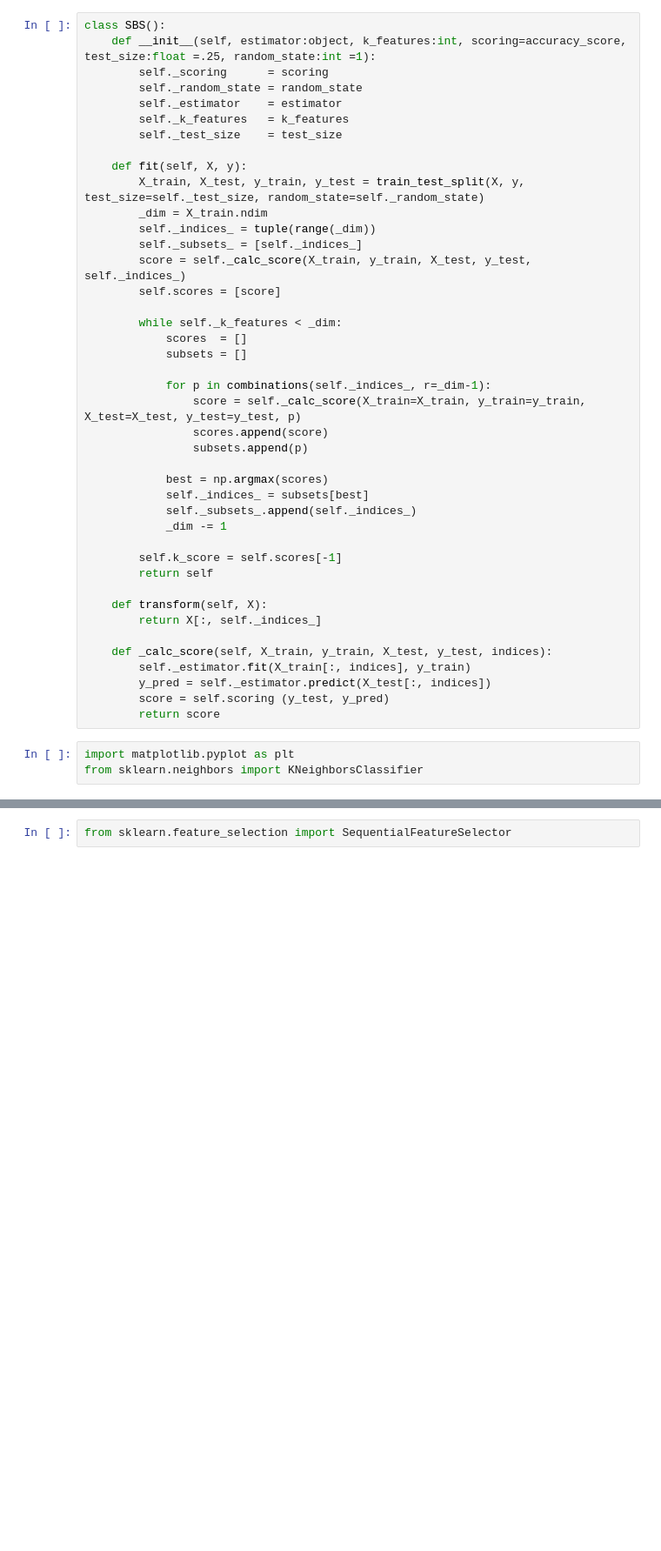
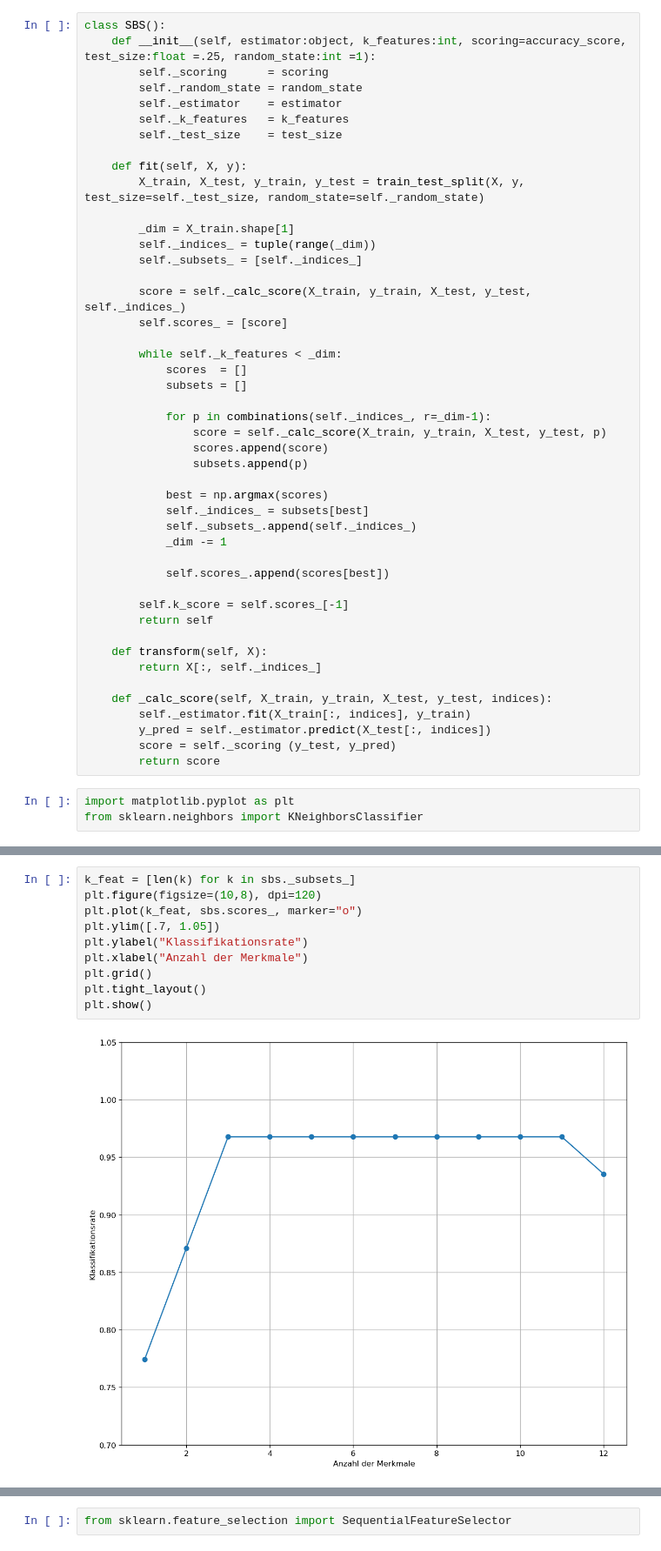
Before and after one commit to asw-analytics/ml_with_python, a Jupyter notebook: Data_Preprocessing/Aufteilung_Trainings_and_Testdata.ipynb, the cells around one changed output, grey strips where cells are left out. Shown at 87% size. Cells and saved outputs as stored; diff of their text form; blank space fills up the shorter version.

```diff
--- a/Data_Preprocessing/Aufteilung_Trainings_and_Testdata.ipynb
+++ b/Data_Preprocessing/Aufteilung_Trainings_and_Testdata.ipynb
@@ -286,18 +286,20 @@ class SBS():
 
     def fit(self, X, y):
         X_train, X_test, y_train, y_test = train_test_split(X, y, test_size=self._test_size, random_state=self._random_state)
-        _dim = X_train.ndim
+
+        _dim = X_train.shape[1]
         self._indices_ = tuple(range(_dim))
         self._subsets_ = [self._indices_]
+
         score = self._calc_score(X_train, y_train, X_test, y_test, self._indices_)
-        self.scores = [score]
+        self.scores_ = [score]
 
         while self._k_features < _dim:
             scores  = []
             subsets = []
 
             for p in combinations(self._indices_, r=_dim-1):
-                score = self._calc_score(X_train=X_train, y_train=y_train, X_test=X_test, y_test=y_test, p)
+                score = self._calc_score(X_train, y_train, X_test, y_test, p)
                 scores.append(score)
                 subsets.append(p)
 
@@ -306,7 +308,9 @@ class SBS():
             self._subsets_.append(self._indices_)
             _dim -= 1
 
-        self.k_score = self.scores[-1]
+            self.scores_.append(scores[best])
+
+        self.k_score = self.scores_[-1]
         return self
 
     def transform(self, X):
@@ -315,7 +319,7 @@ class SBS():
     def _calc_score(self, X_train, y_train, X_test, y_test, indices):
         self._estimator.fit(X_train[:, indices], y_train)
         y_pred = self._estimator.predict(X_test[:, indices])
-        score = self.scoring (y_test, y_pred)
+        score = self._scoring (y_test, y_pred)
         return score
 # %%
 import matplotlib.pyplot as plt
@@ -326,0 +333,12 @@ sbs.fit(X_Train_ssc, y_Train)
+# %%
+k_feat = [len(k) for k in sbs._subsets_]
+plt.figure(figsize=(10,8), dpi=120)
+plt.plot(k_feat, sbs.scores_, marker="o")
+plt.ylim([.7, 1.05])
+plt.ylabel("Klassifikationsrate")
+plt.xlabel("Anzahl der Merkmale")
+plt.grid()
+plt.tight_layout()
+plt.show()
+# %% [output]
+[figure, added]
```
Also changed, not shown: parts of 7 cells of this notebook.
